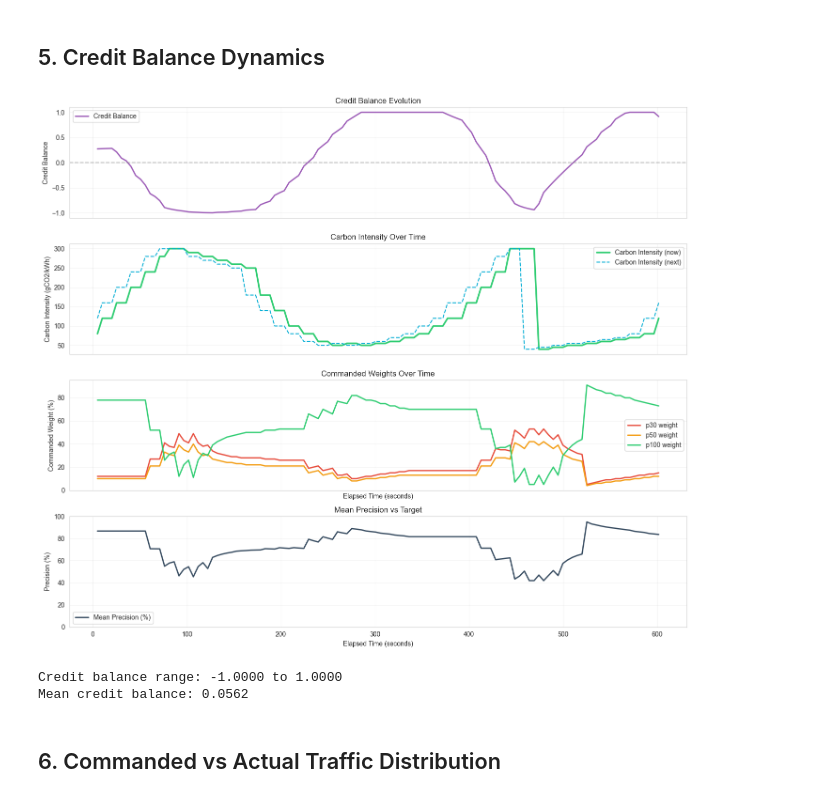
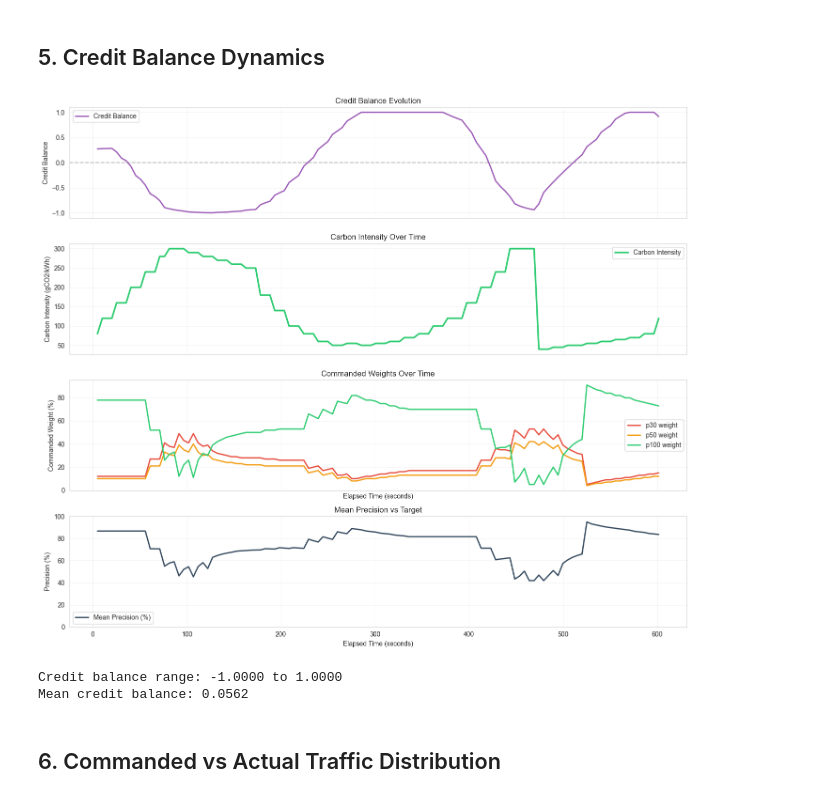
Before and after one commit to belgio99/k8s-carbonrouter, a Jupyter notebook: experiments/credit_greedy_analysis.ipynb, the cells around one changed output. Saved outputs shown, nothing was run; the diff lists cells and outputs as text; code cells hidden in the pictures.

```diff
--- a/experiments/credit_greedy_analysis.ipynb
+++ b/experiments/credit_greedy_analysis.ipynb
@@ -201,10 +201,8 @@ axes[0].set_title('Credit Balance Evolution')
 axes[0].legend()
 axes[0].grid(True, alpha=0.3)
 
-# 2) Carbon intensity main chart (new)
-axes[1].plot(df['elapsed_seconds'], df['carbon_now'], linewidth=2.5, color='#2ecc71', label='Carbon Intensity (now)')
-if 'carbon_next' in df.columns:
-    axes[1].plot(df['elapsed_seconds'], df['carbon_next'], linewidth=1.5, color='#06AED5', linestyle='--', label='Carbon Intensity (next)')
+# 2) Carbon intensity (credit-greedy only uses current, not next)
+axes[1].plot(df['elapsed_seconds'], df['carbon_now'], linewidth=2.5, color='#2ecc71', label='Carbon Intensity')
 axes[1].set_ylabel('Carbon Intensity (gCO2/kWh)')
 axes[1].set_title('Carbon Intensity Over Time')
 axes[1].legend()
@@ -221,18 +219,12 @@ axes[2].legend()
 axes[2].grid(True, alpha=0.3)
 
 # 4) Target quality / mean precision over time
-# Use 'mean_precision' as actual quality and try to derive target precision from target_error or credit_target if available
 if 'mean_precision' in df.columns:
     actual_precision = df['mean_precision']
 else:
-    # fallback: estimate mean precision from commanded weights and precision tiers
-    # Assume p100 -> 1.0, p50 -> 0.5, p30 -> 0.3 to create a proxy
     actual_precision = (df['requests_precision_100'].astype(float) * 1.0 +
                         df['requests_precision_50'].astype(float) * 0.5 +
                         df['requests_precision_30'].astype(float) * 0.3) / df['total_requests']
-
-# Compute a constant target precision if target columns exist
-# Decision engine writes target error to 'target_error' or 'credit_target' may exist
 
 target_precision = None
 if 'target_error' in df.columns:
@@ -246,37 +238,34 @@ elif 'credit_target' in df.columns:
     except Exception:
         target_precision = None
 
 # Plot actual mean precision
 axes[3].plot(df['elapsed_seconds'], target_precision * 100, linewidth=2, color='#34495e', label='Mean Precision (%)')
 
 # Plot target precision if available
 if target_precision is not None:
-    # If target_precision is a series, convert to percent; otherwise plot a constant line
     try:
         unique_vals = sorted(pd.Series(target_precision).unique())
     except Exception:
         unique_vals = []
 
     if len(unique_vals) == 1:
         axes[3].axhline(y=float(unique_vals[0]) * 100, color='red', linestyle='--', linewidth=2,
                         label=f'Target Precision ({float(unique_vals[0])*100:.0f}%)')
-    #else:
-        #axes[3].plot(df['elapsed_seconds'], target_precision * 100, color='red', linestyle='--', linewidth=2, label='Target Precision (%)')
 
 axes[3].set_xlabel('Elapsed Time (seconds)')
 axes[3].set_ylabel('Precision (%)')
 axes[3].set_title('Mean Precision vs Target')
 axes[3].set_ylim(0, 100)
 axes[3].legend()
 axes[3].grid(True, alpha=0.3)
 
 plt.tight_layout()
 plt.show()
 
 print(f"Credit balance range: {df['credit_balance'].min():.4f} to {df['credit_balance'].max():.4f}")
 print(f"Mean credit balance: {df['credit_balance'].mean():.4f}")
 # %% [output]
-[figure, old version]
+[figure, new version]
 Credit balance range: -1.0000 to 1.0000
 Mean credit balance: 0.0562
 # %% [markdown]
```
Also changed, not shown: parts of 5 cells of this notebook, 1 other file.
